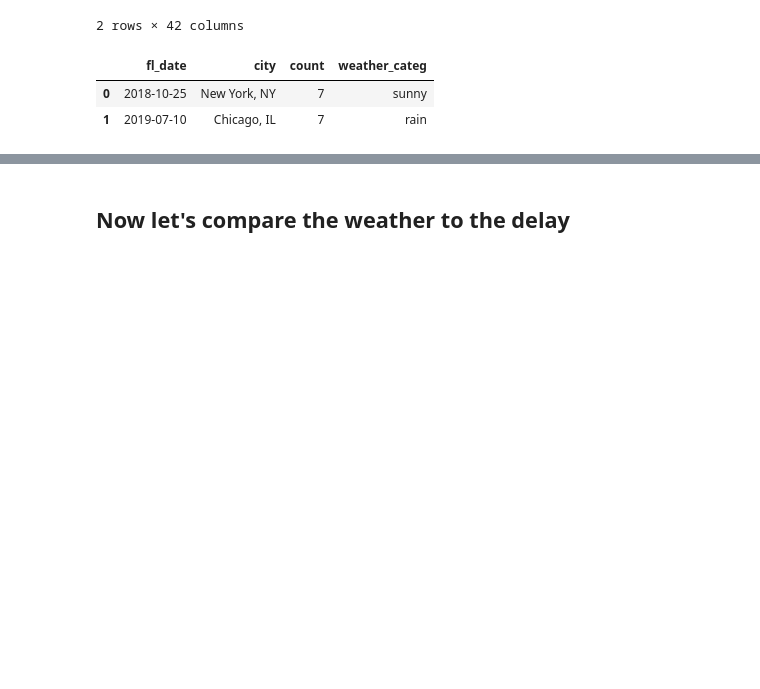
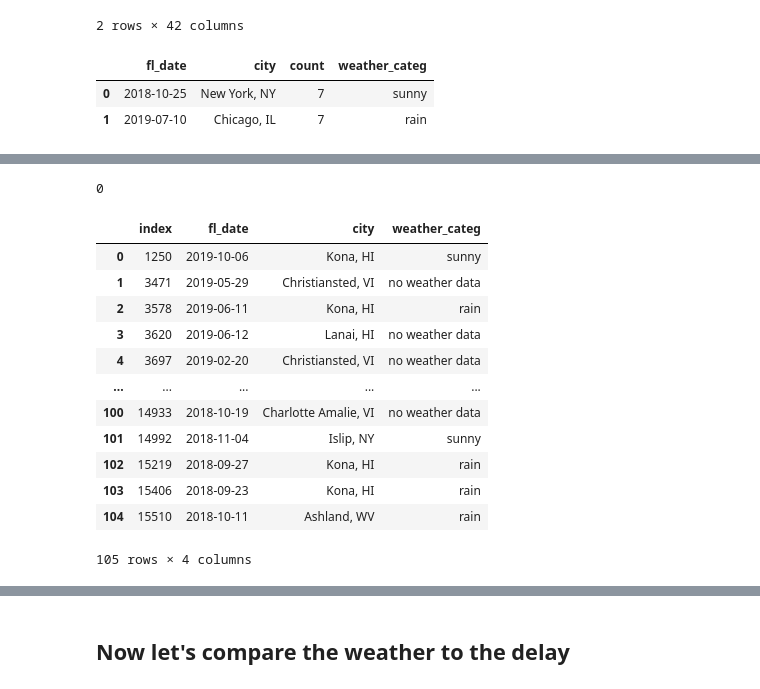
Before and after one commit to BRCanada/Flight-Delay-Prediction, a Jupyter notebook: EDA_Task3.2.ipynb, the cells around one changed output, grey strips where cells are left out. Saved outputs shown, nothing was run; the diff lists cells and outputs as text; code cells hidden in the pictures; blank space fills up the shorter version.

```diff
--- a/EDA_Task3.2.ipynb
+++ b/EDA_Task3.2.ipynb
@@ -360,0 +470,20 @@ city_unique.head(2)
+# %%
+extra_flights_unique['weather_categ'].isna().sum()
+# %% [output]
+0
+# %%
+extra_flights_unique
+# %% [output]
+|  | index | fl_date | city | weather_categ |
+| 0 | 1250 | 2019-10-06 | Kona, HI | sunny |
+| 1 | 3471 | 2019-05-29 | Christiansted, VI | no weather data |
+| 2 | 3578 | 2019-06-11 | Kona, HI | rain |
+| 3 | 3620 | 2019-06-12 | Lanai, HI | no weather data |
+| 4 | 3697 | 2019-02-20 | Christiansted, VI | no weather data |
+| ... | ... | ... | ... | ... |
+| 100 | 14933 | 2018-10-19 | Charlotte Amalie, VI | no weather data |
+| 101 | 14992 | 2018-11-04 | Islip, NY | sunny |
+| 102 | 15219 | 2018-09-27 | Kona, HI | rain |
+| 103 | 15406 | 2018-09-23 | Kona, HI | rain |
+| 104 | 15510 | 2018-10-11 | Ashland, WV | rain |
+105 rows × 4 columns
```
Also changed, not shown: parts of 22 cells of this notebook, 2 other files.
